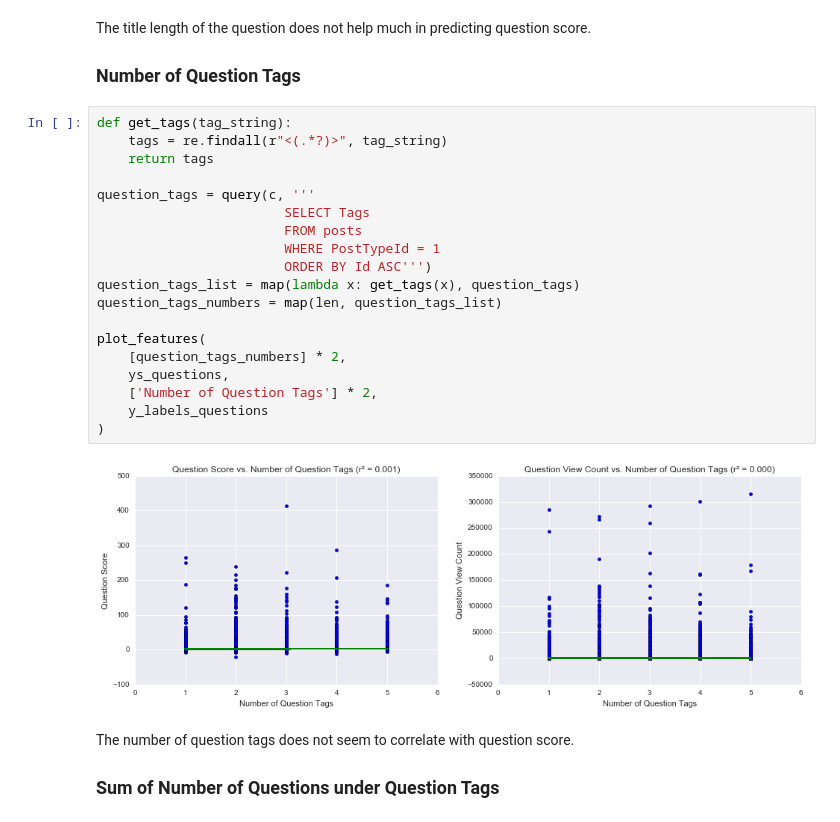
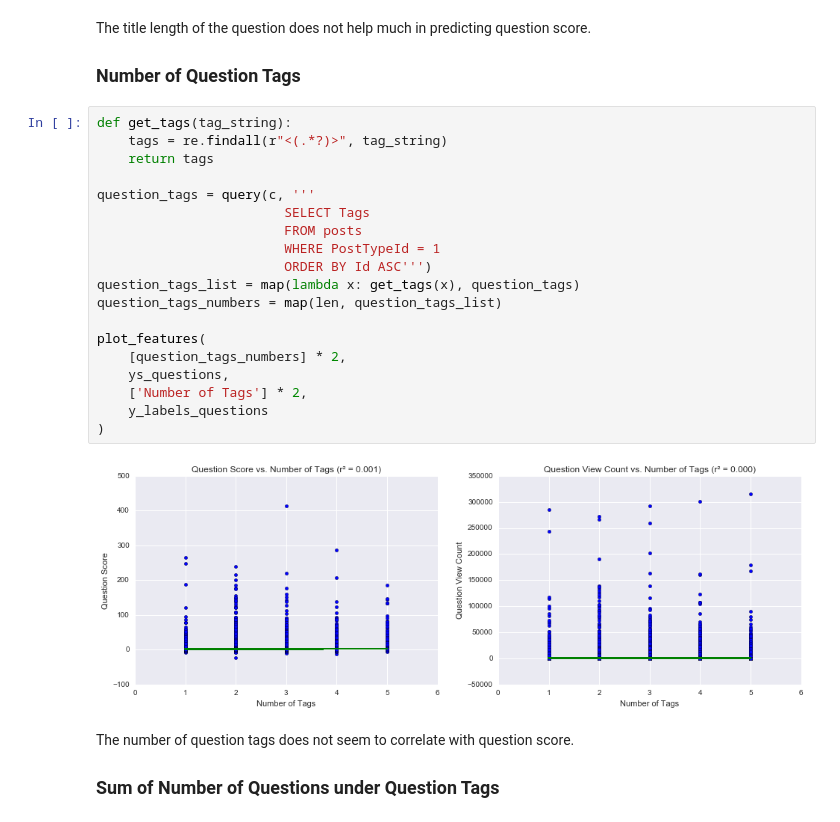
Before and after one commit to alexmfriedman/stack-exchange-analysis, a Jupyter notebook: Stack Overflow Analysis.ipynb, the cells around one changed output. Drawn from its saved outputs; the diff is of its cells as text.

```diff
--- a/Stack Overflow Analysis.ipynb
+++ b/Stack Overflow Analysis.ipynb
@@ -578,24 +577,24 @@ The title length of the question does not help much in predicting question score
 # %%
 def get_tags(tag_string):
     tags = re.findall(r"<(.*?)>", tag_string)
     return tags
 
 question_tags = query(c, '''
                         SELECT Tags
                         FROM posts
                         WHERE PostTypeId = 1
                         ORDER BY Id ASC''')
 question_tags_list = map(lambda x: get_tags(x), question_tags)
 question_tags_numbers = map(len, question_tags_list)
 
 plot_features(
     [question_tags_numbers] * 2,
     ys_questions,
-    ['Number of Question Tags'] * 2,
+    ['Number of Tags'] * 2,
     y_labels_questions
 )
 # %% [output]
-[figure, old version]
+[figure, new version]
 # %% [markdown]
 The number of question tags does not seem to correlate with question score.
 
```
Also changed, not shown: parts of 15 cells of this notebook.
